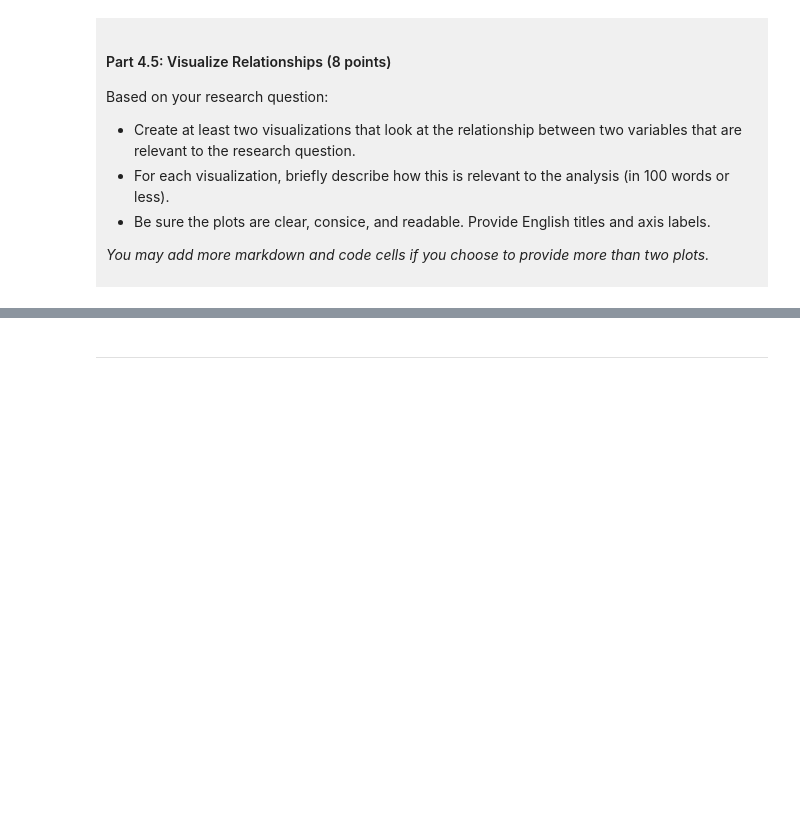
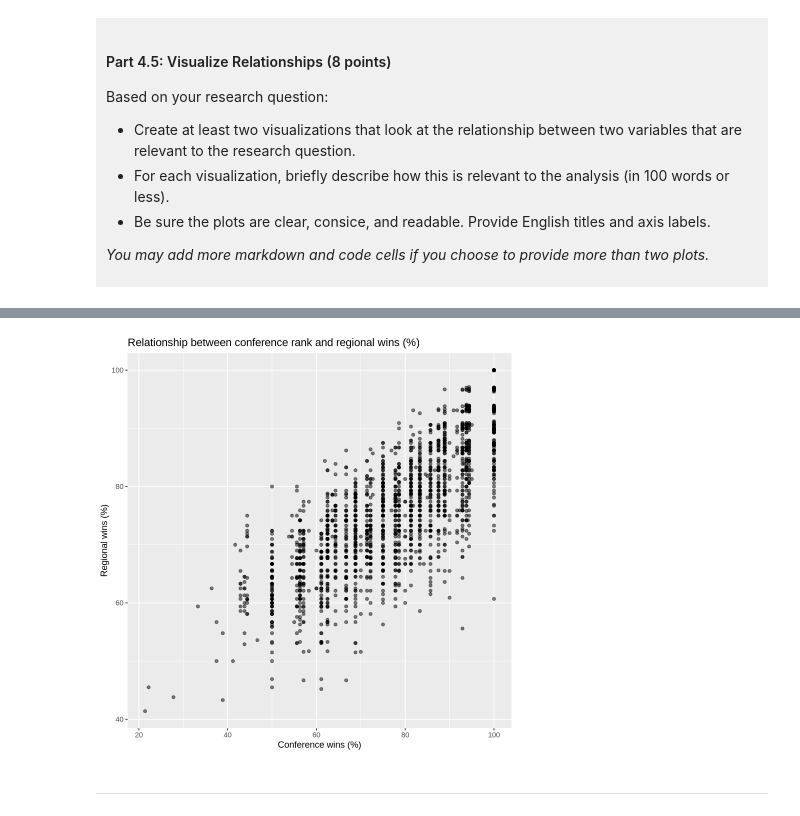
Before and after one commit to ayap07/dsci-100-project-amberyap, a Jupyter notebook: dsci-100-project-notebook.ipynb, the cells around one changed output, grey strips where cells are left out. Saved outputs shown, nothing was run; the diff lists cells and outputs as text; code cells hidden in the pictures; blank space fills up the shorter version.

```diff
--- a/dsci-100-project-notebook.ipynb
+++ b/dsci-100-project-notebook.ipynb
@@ -316,5 +409,13 @@ Visualization 2: %%% EDIT THIS MARKDOWN CELL%%%
 # %%
-### EDIT THIS CODE CELL FOR VISUALIZATION 2###
+conf_vs_reg <- clean_data |> #naming it as such and passing through data
+    ggplot(aes(x = conf_wins_pct, y = reg_wins_pct)) + #using ggplot and variables
+    geom_point(alpha = 0.5) +
+    labs(title = "Relationship between conference rank and regional wins (%)",
+         x = "Conference wins (%)",
+         y = "Regional wins (%)")
+conf_vs_reg
+# %% [output]
+[figure, added]
 # %% [markdown]
 ------
 # %% [markdown]
```
Also changed, not shown: parts of 10 cells of this notebook.
